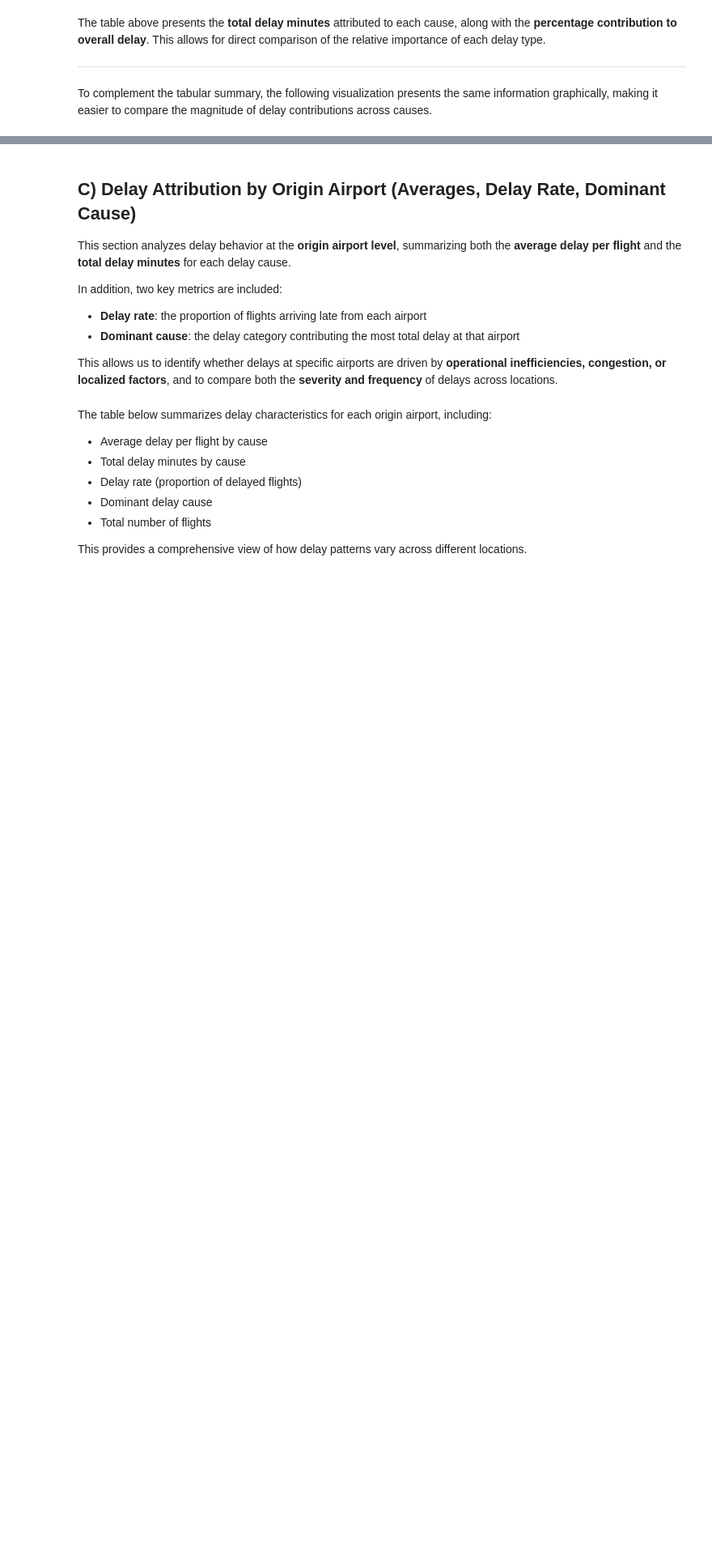
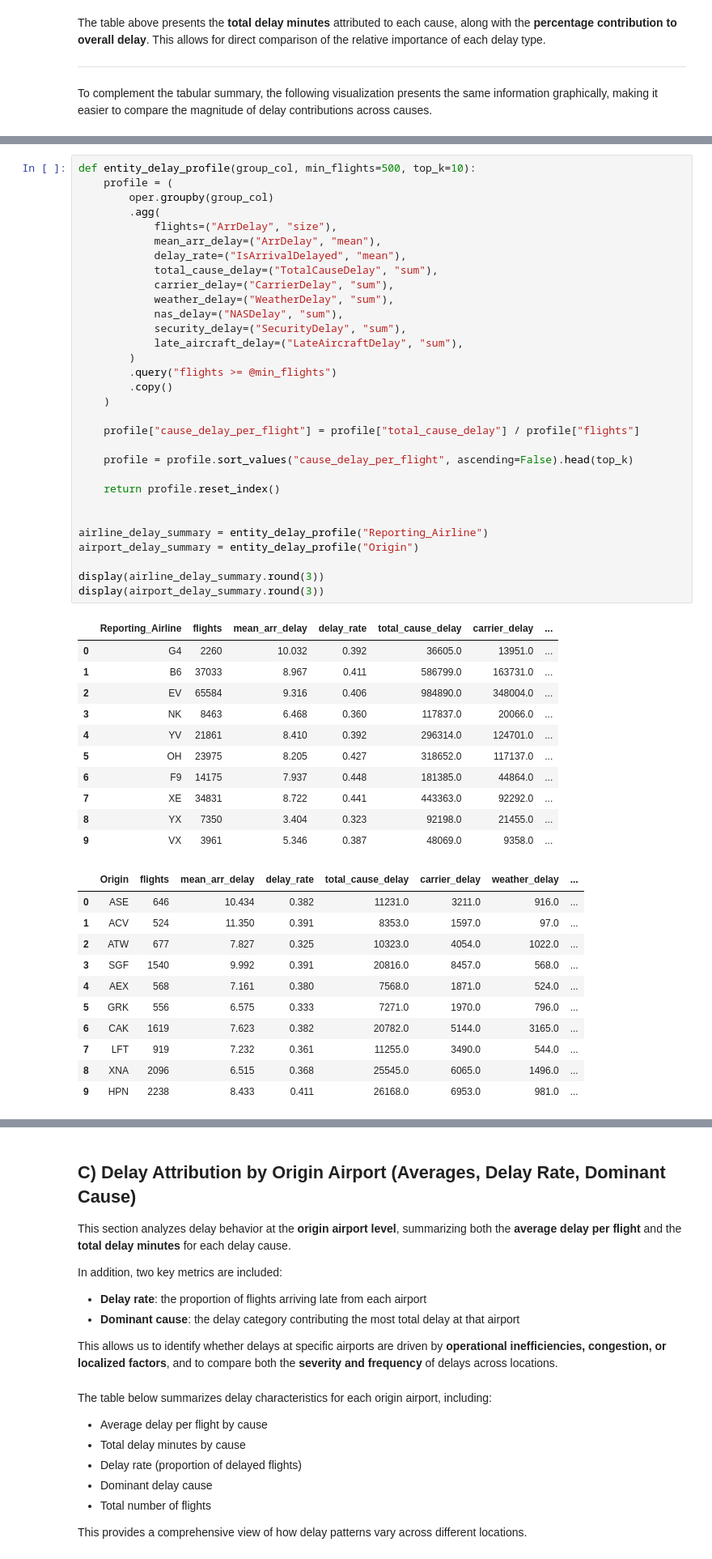
Before and after one commit to zuhrahmoh/Big-Data-Project, a Jupyter notebook: 03_delay_cause_attribution.ipynb, the cells around one changed output, grey strips where cells are left out. Shown at 81% size. Drawn from its saved outputs; the diff is of its cells as text; blank space fills up the shorter version.

```diff
--- a/03_delay_cause_attribution.ipynb
+++ b/03_delay_cause_attribution.ipynb
@@ -178,0 +225,54 @@ Overall, the results confirm that delays are driven more by **internal airline o
+# %%
+def entity_delay_profile(group_col, min_flights=500, top_k=10):
+    profile = (
+        oper.groupby(group_col)
+        .agg(
+            flights=("ArrDelay", "size"),
+            mean_arr_delay=("ArrDelay", "mean"),
+            delay_rate=("IsArrivalDelayed", "mean"),
+            total_cause_delay=("TotalCauseDelay", "sum"),
+            carrier_delay=("CarrierDelay", "sum"),
+            weather_delay=("WeatherDelay", "sum"),
+            nas_delay=("NASDelay", "sum"),
+            security_delay=("SecurityDelay", "sum"),
+            late_aircraft_delay=("LateAircraftDelay", "sum"),
+        )
+        .query("flights >= @min_flights")
+        .copy()
+    )
+
+    profile["cause_delay_per_flight"] = profile["total_cause_delay"] / profile["flights"]
+
+    profile = profile.sort_values("cause_delay_per_flight", ascending=False).head(top_k)
+
+    return profile.reset_index()
+
+
+airline_delay_summary = entity_delay_profile("Reporting_Airline")
+airport_delay_summary = entity_delay_profile("Origin")
+
+display(airline_delay_summary.round(3))
+display(airport_delay_summary.round(3))
+# %% [output]
+|  | Reporting_Airline | flights | mean_arr_delay | delay_rate | total_cause_delay | carrier_delay | ... |
+| 0 | G4 | 2260 | 10.032 | 0.392 | 36605.0 | 13951.0 | ... |
+| 1 | B6 | 37033 | 8.967 | 0.411 | 586799.0 | 163731.0 | ... |
+| 2 | EV | 65584 | 9.316 | 0.406 | 984890.0 | 348004.0 | ... |
+| 3 | NK | 8463 | 6.468 | 0.360 | 117837.0 | 20066.0 | ... |
+| 4 | YV | 21861 | 8.410 | 0.392 | 296314.0 | 124701.0 | ... |
+| 5 | OH | 23975 | 8.205 | 0.427 | 318652.0 | 117137.0 | ... |
+| 6 | F9 | 14175 | 7.937 | 0.448 | 181385.0 | 44864.0 | ... |
+| 7 | XE | 34831 | 8.722 | 0.441 | 443363.0 | 92292.0 | ... |
+| 8 | YX | 7350 | 3.404 | 0.323 | 92198.0 | 21455.0 | ... |
+| 9 | VX | 3961 | 5.346 | 0.387 | 48069.0 | 9358.0 | ... |
+|  | Origin | flights | mean_arr_delay | delay_rate | total_cause_delay | carrier_delay | weather_delay | ... |
+| 0 | ASE | 646 | 10.434 | 0.382 | 11231.0 | 3211.0 | 916.0 | ... |
+| 1 | ACV | 524 | 11.350 | 0.391 | 8353.0 | 1597.0 | 97.0 | ... |
+| 2 | ATW | 677 | 7.827 | 0.325 | 10323.0 | 4054.0 | 1022.0 | ... |
+| 3 | SGF | 1540 | 9.992 | 0.391 | 20816.0 | 8457.0 | 568.0 | ... |
+| 4 | AEX | 568 | 7.161 | 0.380 | 7568.0 | 1871.0 | 524.0 | ... |
+| 5 | GRK | 556 | 6.575 | 0.333 | 7271.0 | 1970.0 | 796.0 | ... |
+| 6 | CAK | 1619 | 7.623 | 0.382 | 20782.0 | 5144.0 | 3165.0 | ... |
+| 7 | LFT | 919 | 7.232 | 0.361 | 11255.0 | 3490.0 | 544.0 | ... |
+| 8 | XNA | 2096 | 6.515 | 0.368 | 25545.0 | 6065.0 | 1496.0 | ... |
+| 9 | HPN | 2238 | 8.433 | 0.411 | 26168.0 | 6953.0 | 981.0 | ... |
```
Also changed, not shown: parts of 22 cells of this notebook, 2 other files.
